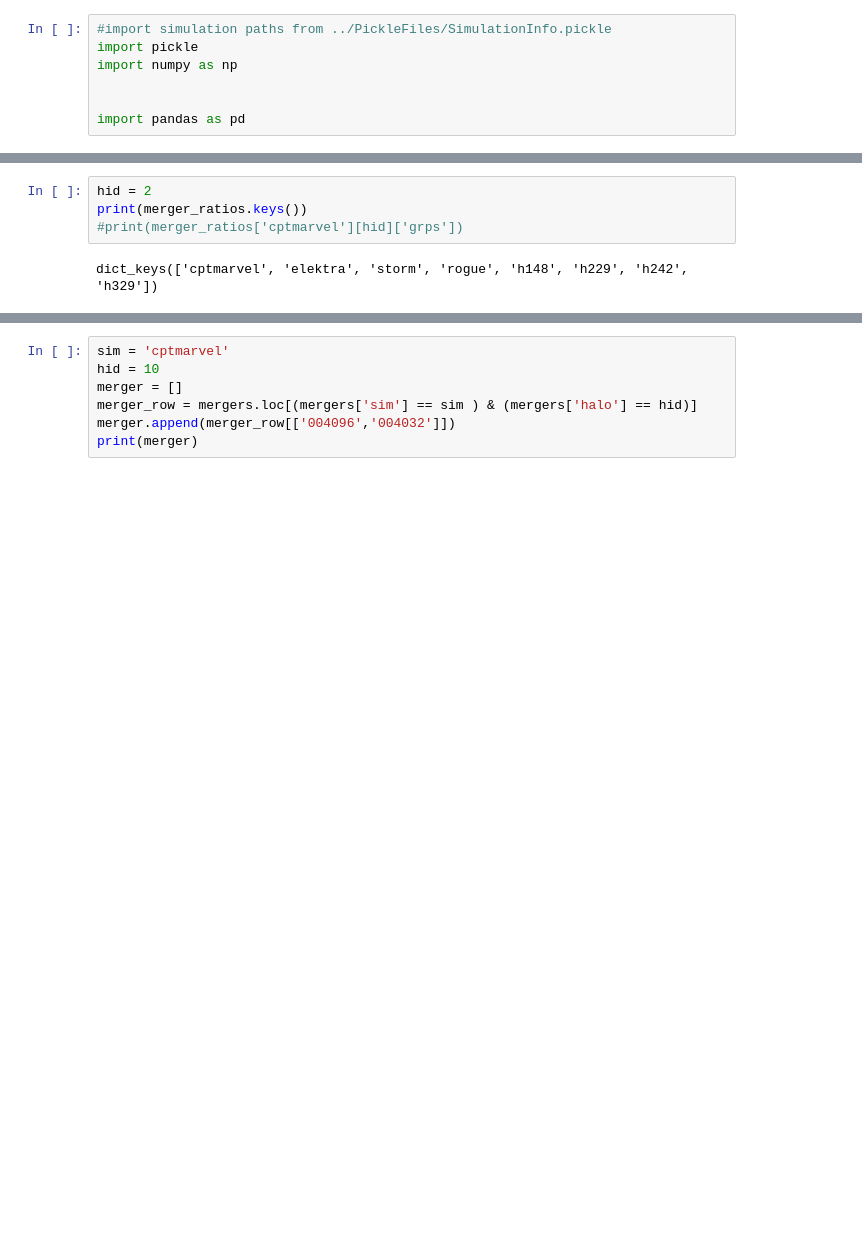
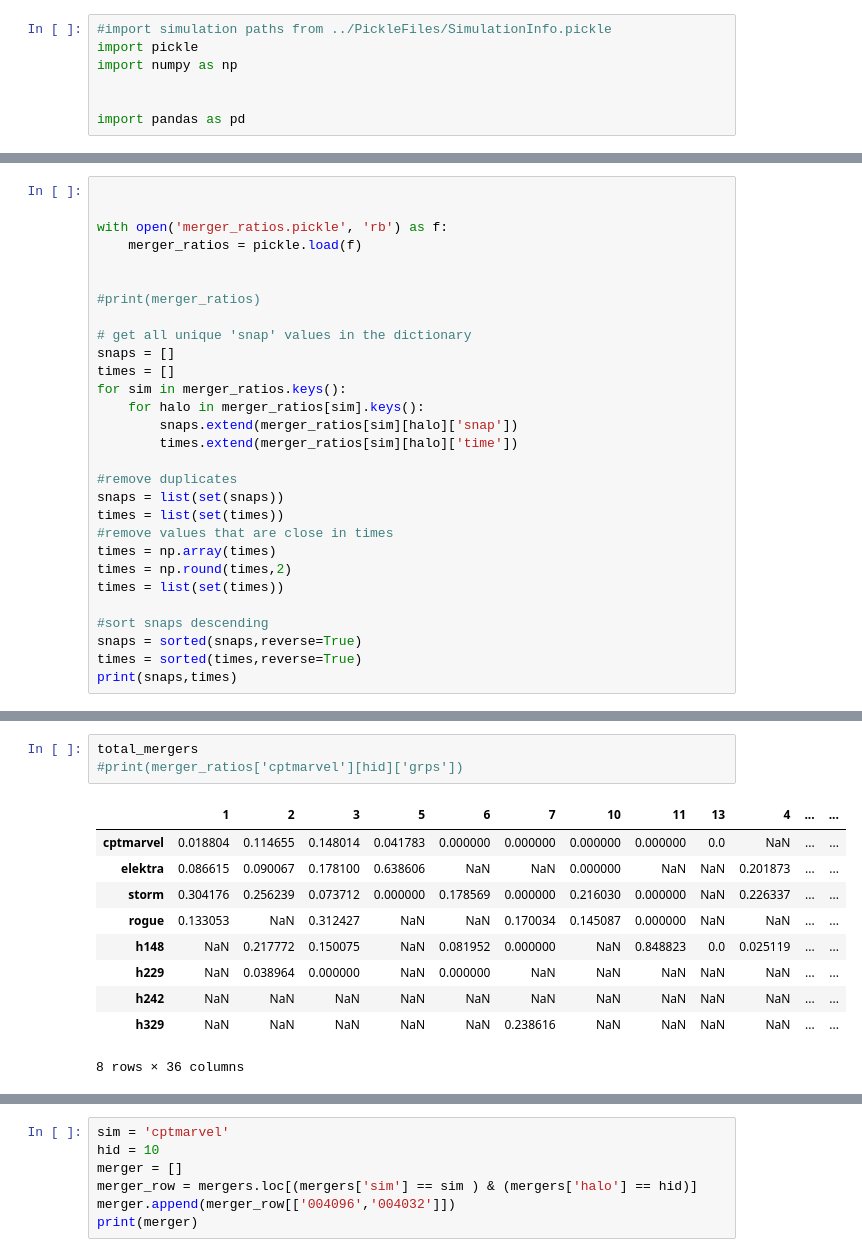
Before and after one commit to Bvogel4/MorphologyMeasurements, a Jupyter notebook: Code/tangos/mergers.ipynb, the cells around one changed output, grey strips where cells are left out. Cells and saved outputs as stored; diff of their text form; blank space fills up the shorter version.

```diff
--- a/Code/tangos/mergers.ipynb
+++ b/Code/tangos/mergers.ipynb
@@ -39,0 +8,29 @@ dict_keys([1, 2, 3, 5, 6, 7, 10, 11, 13])
+# %%
+
+
+with open('merger_ratios.pickle', 'rb') as f:
+    merger_ratios = pickle.load(f)
+
+
+#print(merger_ratios)
+
+# get all unique 'snap' values in the dictionary
+snaps = []
+times = []
+for sim in merger_ratios.keys():
+    for halo in merger_ratios[sim].keys():
+        snaps.extend(merger_ratios[sim][halo]['snap'])
+        times.extend(merger_ratios[sim][halo]['time'])
+
+#remove duplicates
+snaps = list(set(snaps))
+times = list(set(times))
+#remove values that are close in times
+times = np.array(times)
+times = np.round(times,2)
+times = list(set(times))
+
+#sort snaps descending
+snaps = sorted(snaps,reverse=True)
+times = sorted(times,reverse=True)
+print(snaps,times)
@@ -40,9 +63,17 @@ dict_keys([1, 2, 3, 5, 6, 7, 10, 11, 13])
 # %%
-hid = 2
-print(merger_ratios.keys())
+total_mergers
 #print(merger_ratios['cptmarvel'][hid]['grps'])
 # %% [output]
+|  | 1 | 2 | 3 | 5 | 6 | 7 | 10 | 11 | 13 | 4 | ... | ... |
+| cptmarvel | 0.018804 | 0.114655 | 0.148014 | 0.041783 | 0.000000 | 0.000000 | 0.000000 | 0.000000 | 0.0 | NaN | ... | ... |
+| elektra | 0.086615 | 0.090067 | 0.178100 | 0.638606 | NaN | NaN | 0.000000 | NaN | NaN | 0.201873 | ... | ... |
+| storm | 0.304176 | 0.256239 | 0.073712 | 0.000000 | 0.178569 | 0.000000 | 0.216030 | 0.000000 | NaN | 0.226337 | ... | ... |
+| rogue | 0.133053 | NaN | 0.312427 | NaN | NaN | 0.170034 | 0.145087 | 0.000000 | NaN | NaN | ... | ... |
+| h148 | NaN | 0.217772 | 0.150075 | NaN | 0.081952 | 0.000000 | NaN | 0.848823 | 0.0 | 0.025119 | ... | ... |
+| h229 | NaN | 0.038964 | 0.000000 | NaN | 0.000000 | NaN | NaN | NaN | NaN | NaN | ... | ... |
+| h242 | NaN | NaN | NaN | NaN | NaN | NaN | NaN | NaN | NaN | NaN | ... | ... |
+| h329 | NaN | NaN | NaN | NaN | NaN | 0.238616 | NaN | NaN | NaN | NaN | ... | ... |
-dict_keys(['cptmarvel', 'elektra', 'storm', 'rogue', 'h148', 'h229', 'h242', 'h329'])
+8 rows × 36 columns
 # %%
 
 
```
Also changed, not shown: parts of 5 cells of this notebook, 7 other files.
